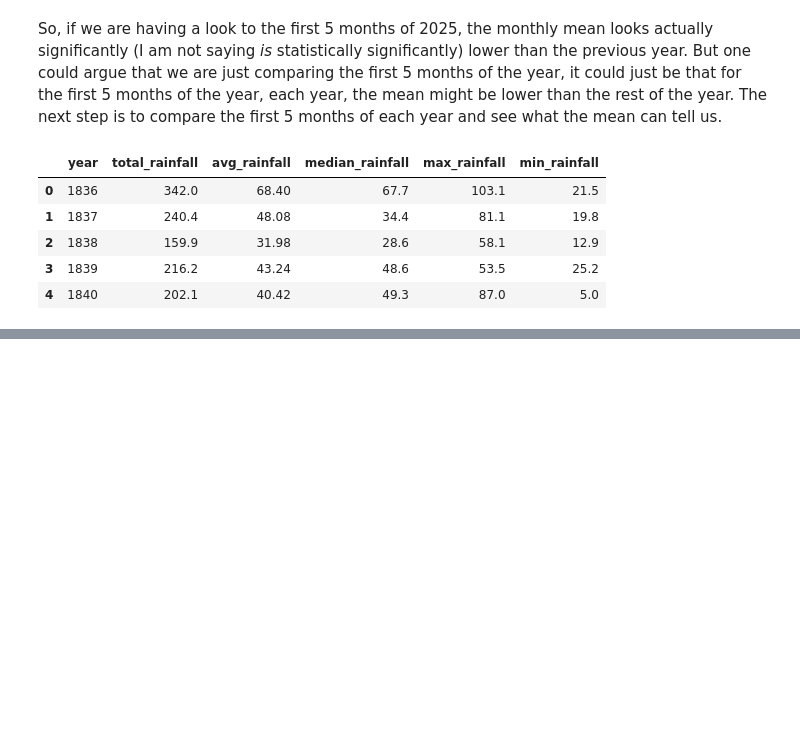
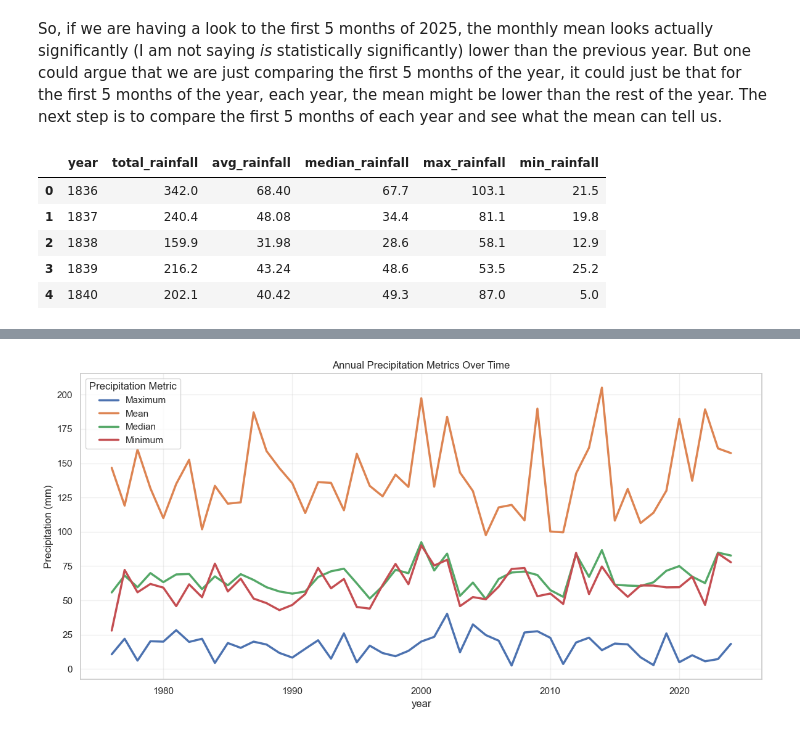
Before and after one commit to pacoraggio/London-Rainfall, a Jupyter notebook: data_visualization.ipynb, the cells around one changed output, grey strips where cells are left out. Cells and saved outputs as stored; diff of their text form; code cells hidden in the pictures; blank space fills up the shorter version.

```diff
--- a/data_visualization.ipynb
+++ b/data_visualization.ipynb
@@ -109,0 +171,33 @@ rainfall_se_jan_to_may.head()
+# %%
+# Seaborn Line Plot (Clean Aternative)
+
+# Reshape data for seaborn
+# df_melted = df_data.melt(id_vars=['year'],
+#                     value_vars=['min_rainfall', 'max_rainfall'],
+#                     var_name='type', value_name='precipitation')
+
+df_melted = df_data.melt(id_vars=['year'],
+                         value_vars=['min_rainfall', 'max_rainfall', 'avg_rainfall', 'median_rainfall'],
+                         var_name='metric',
+                         value_name='precipitation')
+
+
+plt.figure(figsize=(12, 6))
+sns.lineplot(data=df_melted,
+             x='year',
+             y='precipitation',
+             hue='metric',
+             linewidth=2.5)
+
+# Customize the legend labels for clarity
+handles, labels = plt.gca().get_legend_handles_labels()
+new_labels = ['Maximum', 'Mean', 'Median', 'Minimum']  # Adjust order as needed
+plt.legend(handles, new_labels, title='Precipitation Metric')
+
+plt.title('Annual Precipitation Metrics Over Time')
+plt.ylabel('Precipitation (mm)')
+plt.grid(True, alpha=0.3)
+plt.tight_layout()
+plt.show()
+# %% [output]
+[figure, added]
```
Also changed, not shown: parts of 13 cells of this notebook, 1 other file.
